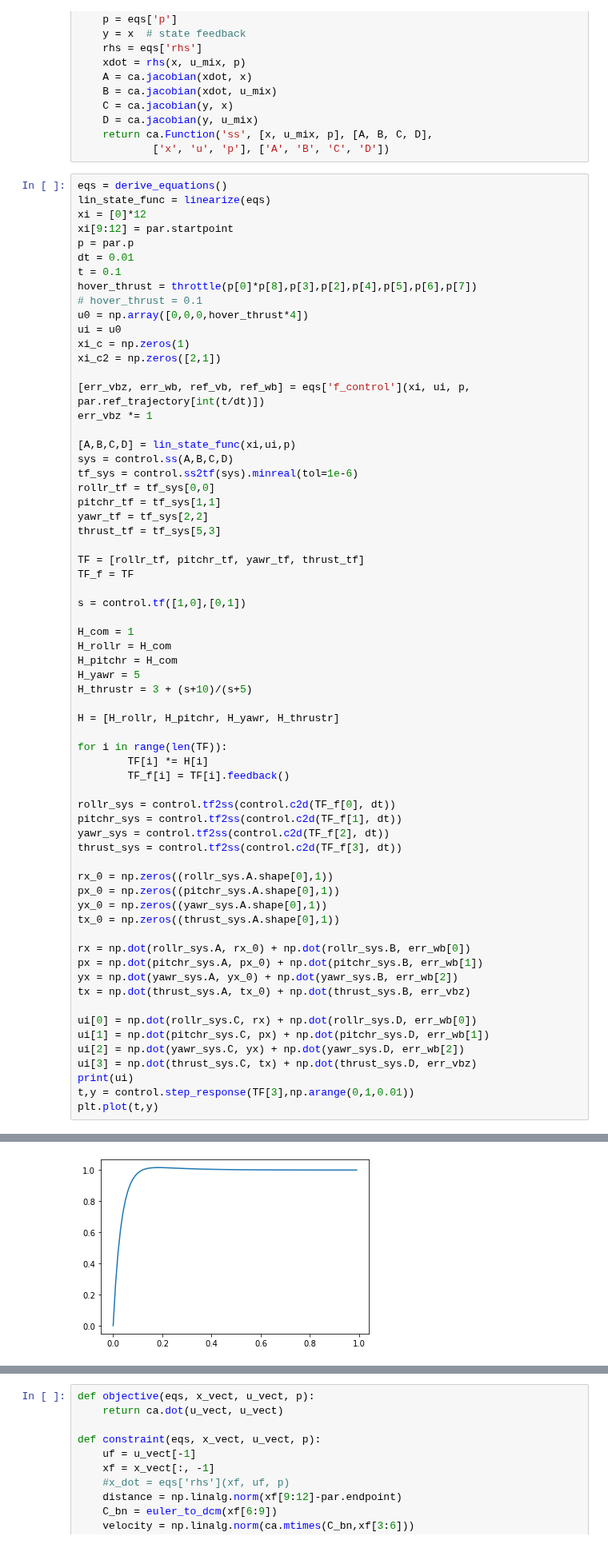
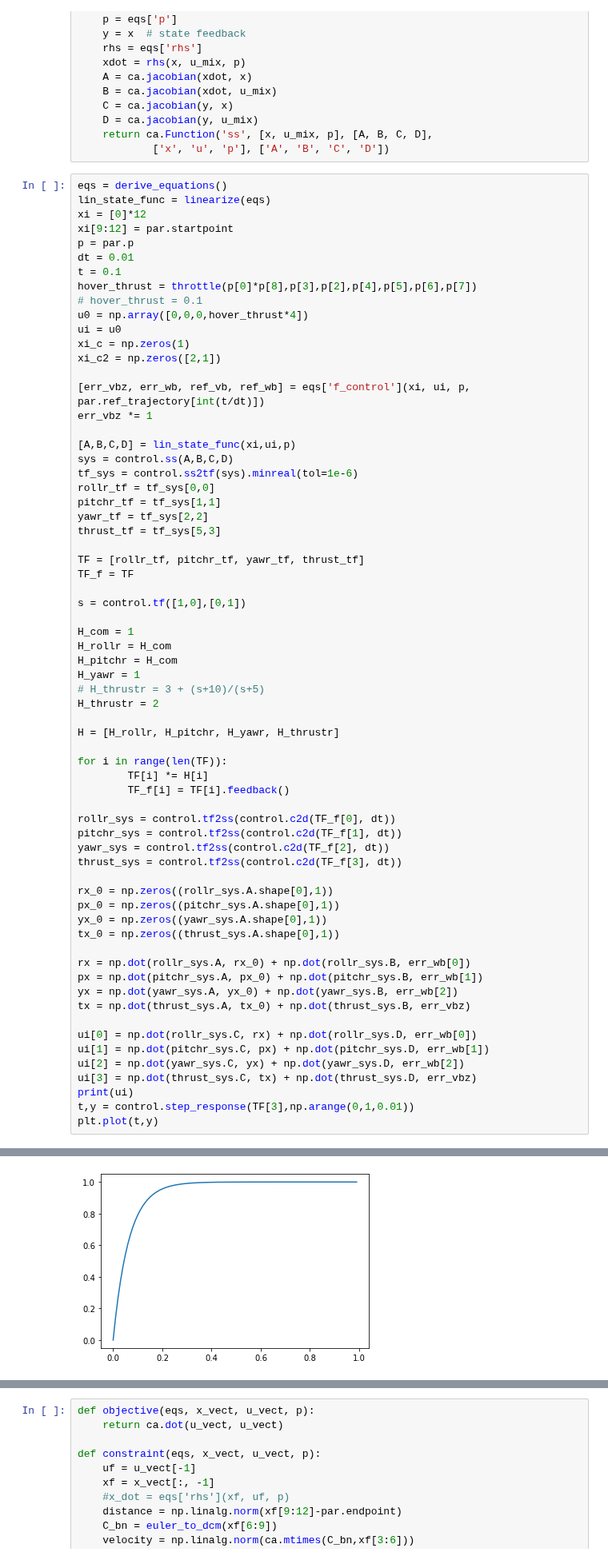
Before and after one commit to jjffkkgg/pytorch_practice, a Jupyter notebook: python/reference_nb/quadrotor_sim.ipynb, the cells around one changed output, grey strips where cells are left out. Shown at 80% size. Drawn from its saved outputs; the diff is of its cells as text.

```diff
--- a/python/reference_nb/quadrotor_sim.ipynb
+++ b/python/reference_nb/quadrotor_sim.ipynb
@@ -270,8 +270,9 @@ s = control.tf([1,0],[0,1])
 H_com = 1
 H_rollr = H_com
 H_pitchr = H_com
-H_yawr = 5
-H_thrustr = 3 + (s+10)/(s+5)
+H_yawr = 1
+# H_thrustr = 3 + (s+10)/(s+5)
+H_thrustr = 2
 
 H = [H_rollr, H_pitchr, H_yawr, H_thrustr]
 
@@ -306,4 +307,4 @@ plt.plot(t,y)
 [<matplotlib.lines.Line2D at 0x...>]
-[figure, old version]
+[figure, new version]
 # %%
 # tf_sys
```
Also changed, not shown: parts of 6 cells of this notebook, 6 other files.
